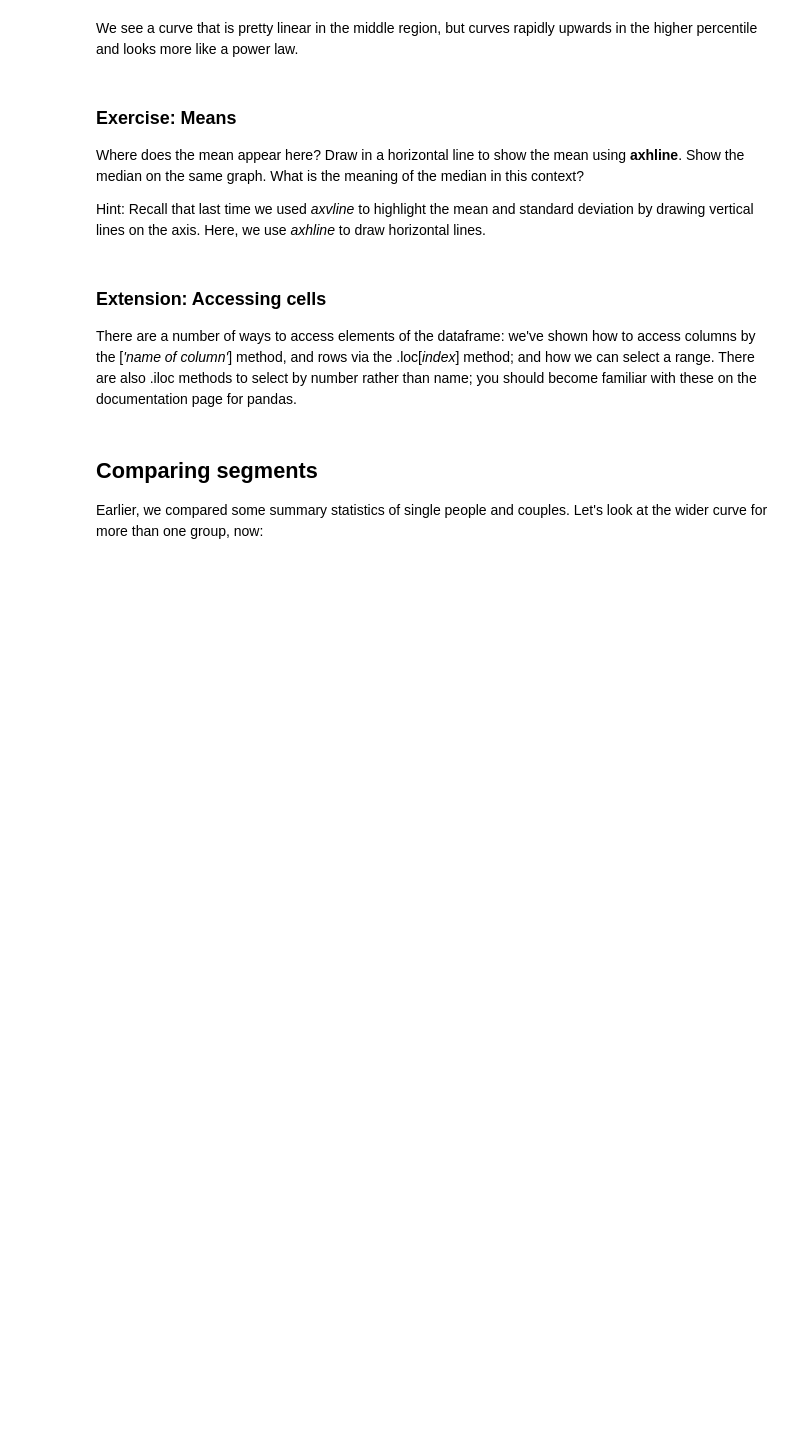
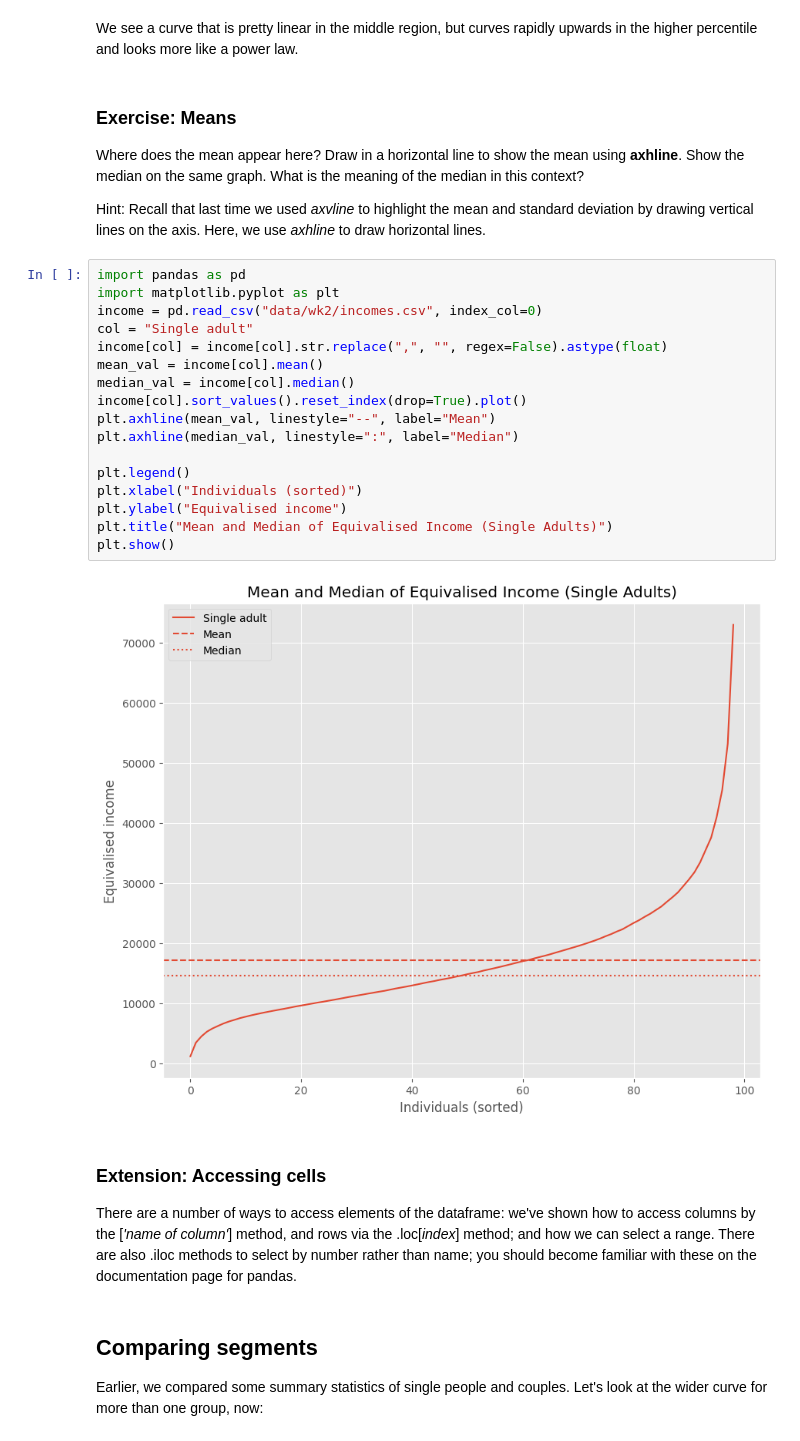
Before and after one commit to royying3011-lang/QM2, a Jupyter notebook: notebooks/W02. Pandas.ipynb, the cells around one changed output. Saved outputs shown, nothing was run; the diff lists cells and outputs as text; blank space fills up the shorter version.

```diff
--- a/notebooks/W02. Pandas.ipynb
+++ b/notebooks/W02. Pandas.ipynb
@@ -209,6 +243,25 @@ We see a curve that is pretty linear in the middle region, but curves rapidly up
 Where does the mean appear here? Draw in a horizontal line to show the mean using **axhline**. Show the median on the same graph. What is the meaning of the median in this context?
 
 Hint: Recall that last time we used *axvline* to highlight the mean and standard deviation by drawing vertical lines on the axis. Here, we use *axhline* to draw horizontal lines.
+# %%
+import pandas as pd
+import matplotlib.pyplot as plt
+income = pd.read_csv("data/wk2/incomes.csv", index_col=0)
+col = "Single adult"
+income[col] = income[col].str.replace(",", "", regex=False).astype(float)
+mean_val = income[col].mean()
+median_val = income[col].median()
+income[col].sort_values().reset_index(drop=True).plot()
+plt.axhline(mean_val, linestyle="--", label="Mean")
+plt.axhline(median_val, linestyle=":", label="Median")
+
+plt.legend()
+plt.xlabel("Individuals (sorted)")
+plt.ylabel("Equivalised income")
+plt.title("Mean and Median of Equivalised Income (Single Adults)")
+plt.show()
+# %% [output]
+[figure, added]
 # %% [markdown]
 ### Extension: Accessing cells
 
```
Also changed, not shown: parts of 6 cells of this notebook.
